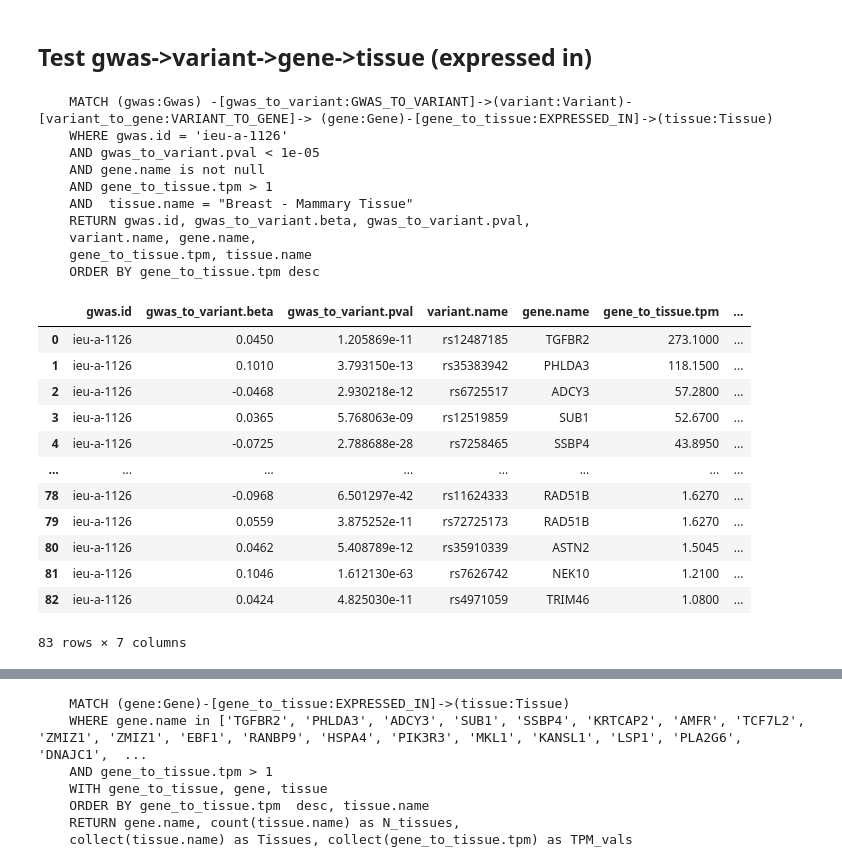
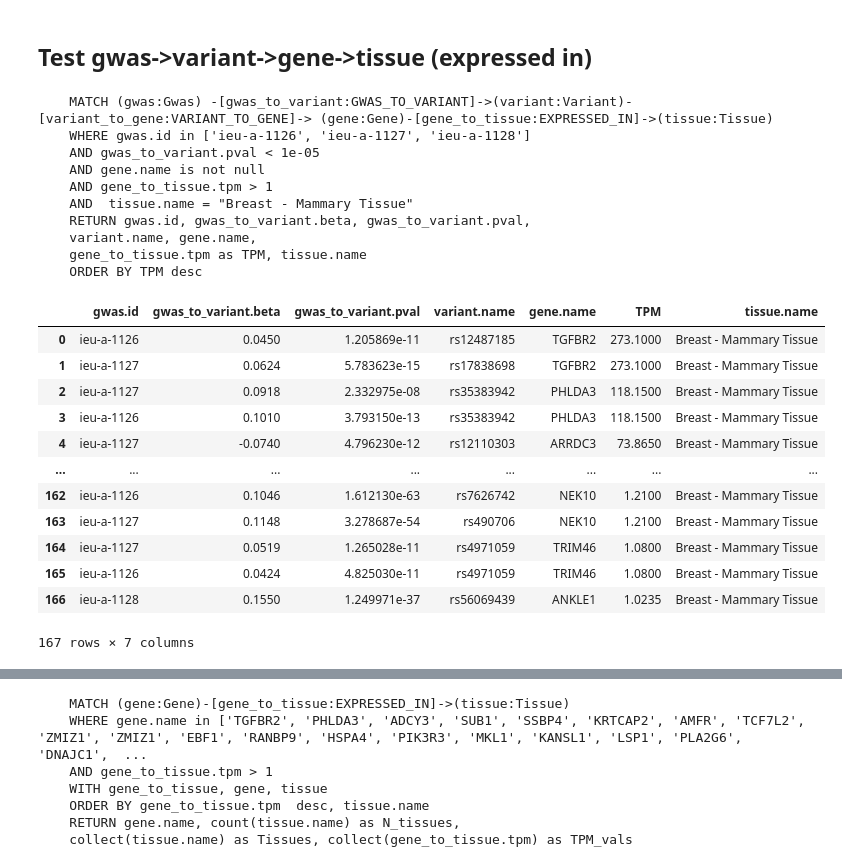
Before and after one commit to mvab/epigraphdb-breast-cancer, a Jupyter notebook: explore_breast_cancer_epigraphdb.ipynb, the cells around one changed output, grey strips where cells are left out. Saved outputs shown, nothing was run; the diff lists cells and outputs as text; code cells hidden in the pictures.

```diff
--- a/explore_breast_cancer_epigraphdb.ipynb
+++ b/explore_breast_cancer_epigraphdb.ipynb
@@ -232,49 +195,51 @@ plt.show()
 # %%
 # for the main GWAS
 
 # find GWAS variants pval < 1e-05, map to genes, get expression data,
 # find which are expressed in Breast tissue, with TPM > 1
 
 def get_gwas_to_tissue(GWAS_ID):
     query = """
     MATCH (gwas:Gwas) -[gwas_to_variant:GWAS_TO_VARIANT]->(variant:Variant)-[variant_to_gene:VARIANT_TO_GENE]-> (gene:Gene)-[gene_to_tissue:EXPRESSED_IN]->(tissue:Tissue)
-    WHERE gwas.id = '{gwas_id}'
+    WHERE gwas.id in {}
     AND gwas_to_variant.pval < 1e-05
     AND gene.name is not null
     AND gene_to_tissue.tpm > 1
     AND  tissue.name = "Breast - Mammary Tissue"
     RETURN gwas.id, gwas_to_variant.beta, gwas_to_variant.pval,
     variant.name, gene.name,
-    gene_to_tissue.tpm, tissue.name
-    ORDER BY gene_to_tissue.tpm desc
-    """.format(gwas_id=GWAS_ID)
+    gene_to_tissue.tpm as TPM, tissue.name
+    ORDER BY TPM desc
+    """.format(GWAS_ID)
 
     df = query_to_df(query)
     return df
 
-bc_all_exp = get_gwas_to_tissue(GWAS_ID = 'ieu-a-1126')
+bc_all_exp = get_gwas_to_tissue(GWAS_ID = ['ieu-a-1126','ieu-a-1127','ieu-a-1128'] )
 bc_all_exp
+
+# these are genes that have evidence of effect on BC in GWAS, and are also expressed in breast tissue
 # %% [output]
     MATCH (gwas:Gwas) -[gwas_to_variant:GWAS_TO_VARIANT]->(variant:Variant)-[variant_to_gene:VARIANT_TO_GENE]-> (gene:Gene)-[gene_to_tissue:EXPRESSED_IN]->(tissue:Tissue)
-    WHERE gwas.id = 'ieu-a-1126'
+    WHERE gwas.id in ['ieu-a-1126', 'ieu-a-1127', 'ieu-a-1128']
     AND gwas_to_variant.pval < 1e-05
     AND gene.name is not null
     AND gene_to_tissue.tpm > 1
     AND  tissue.name = "Breast - Mammary Tissue"
     RETURN gwas.id, gwas_to_variant.beta, gwas_to_variant.pval,
     variant.name, gene.name,
-    gene_to_tissue.tpm, tissue.name
-    ORDER BY gene_to_tissue.tpm desc
+    gene_to_tissue.tpm as TPM, tissue.name
+    ORDER BY TPM desc
-|  | gwas.id | gwas_to_variant.beta | gwas_to_variant.pval | variant.name | gene.name | gene_to_tissue.tpm | ... |
-| 0 | ieu-a-1126 | 0.0450 | 1.205869e-11 | rs12487185 | TGFBR2 | 273.1000 | ... |
-| 1 | ieu-a-1126 | 0.1010 | 3.793150e-13 | rs35383942 | PHLDA3 | 118.1500 | ... |
-| 2 | ieu-a-1126 | -0.0468 | 2.930218e-12 | rs6725517 | ADCY3 | 57.2800 | ... |
-| 3 | ieu-a-1126 | 0.0365 | 5.768063e-09 | rs12519859 | SUB1 | 52.6700 | ... |
-| 4 | ieu-a-1126 | -0.0725 | 2.788688e-28 | rs7258465 | SSBP4 | 43.8950 | ... |
+|  | gwas.id | gwas_to_variant.beta | gwas_to_variant.pval | variant.name | gene.name | TPM | tissue.name |
+| 0 | ieu-a-1126 | 0.0450 | 1.205869e-11 | rs12487185 | TGFBR2 | 273.1000 | Breast - Mammary Tissue |
+| 1 | ieu-a-1127 | 0.0624 | 5.783623e-15 | rs17838698 | TGFBR2 | 273.1000 | Breast - Mammary Tissue |
+| 2 | ieu-a-1127 | 0.0918 | 2.332975e-08 | rs35383942 | PHLDA3 | 118.1500 | Breast - Mammary Tissue |
+| 3 | ieu-a-1126 | 0.1010 | 3.793150e-13 | rs35383942 | PHLDA3 | 118.1500 | Breast - Mammary Tissue |
+| 4 | ieu-a-1127 | -0.0740 | 4.796230e-12 | rs12110303 | ARRDC3 | 73.8650 | Breast - Mammary Tissue |
 | ... | ... | ... | ... | ... | ... | ... | ... |
-| 78 | ieu-a-1126 | -0.0968 | 6.501297e-42 | rs11624333 | RAD51B | 1.6270 | ... |
-| 79 | ieu-a-1126 | 0.0559 | 3.875252e-11 | rs72725173 | RAD51B | 1.6270 | ... |
-| 80 | ieu-a-1126 | 0.0462 | 5.408789e-12 | rs35910339 | ASTN2 | 1.5045 | ... |
-| 81 | ieu-a-1126 | 0.1046 | 1.612130e-63 | rs7626742 | NEK10 | 1.2100 | ... |
-| 82 | ieu-a-1126 | 0.0424 | 4.825030e-11 | rs4971059 | TRIM46 | 1.0800 | ... |
+| 162 | ieu-a-1126 | 0.1046 | 1.612130e-63 | rs7626742 | NEK10 | 1.2100 | Breast - Mammary Tissue |
+| 163 | ieu-a-1127 | 0.1148 | 3.278687e-54 | rs490706 | NEK10 | 1.2100 | Breast - Mammary Tissue |
+| 164 | ieu-a-1127 | 0.0519 | 1.265028e-11 | rs4971059 | TRIM46 | 1.0800 | Breast - Mammary Tissue |
+| 165 | ieu-a-1126 | 0.0424 | 4.825030e-11 | rs4971059 | TRIM46 | 1.0800 | Breast - Mammary Tissue |
+| 166 | ieu-a-1128 | 0.1550 | 1.249971e-37 | rs56069439 | ANKLE1 | 1.0235 | Breast - Mammary Tissue |
-83 rows × 7 columns
+167 rows × 7 columns
```
Also changed, not shown: parts of 61 cells of this notebook, 4 other files.
